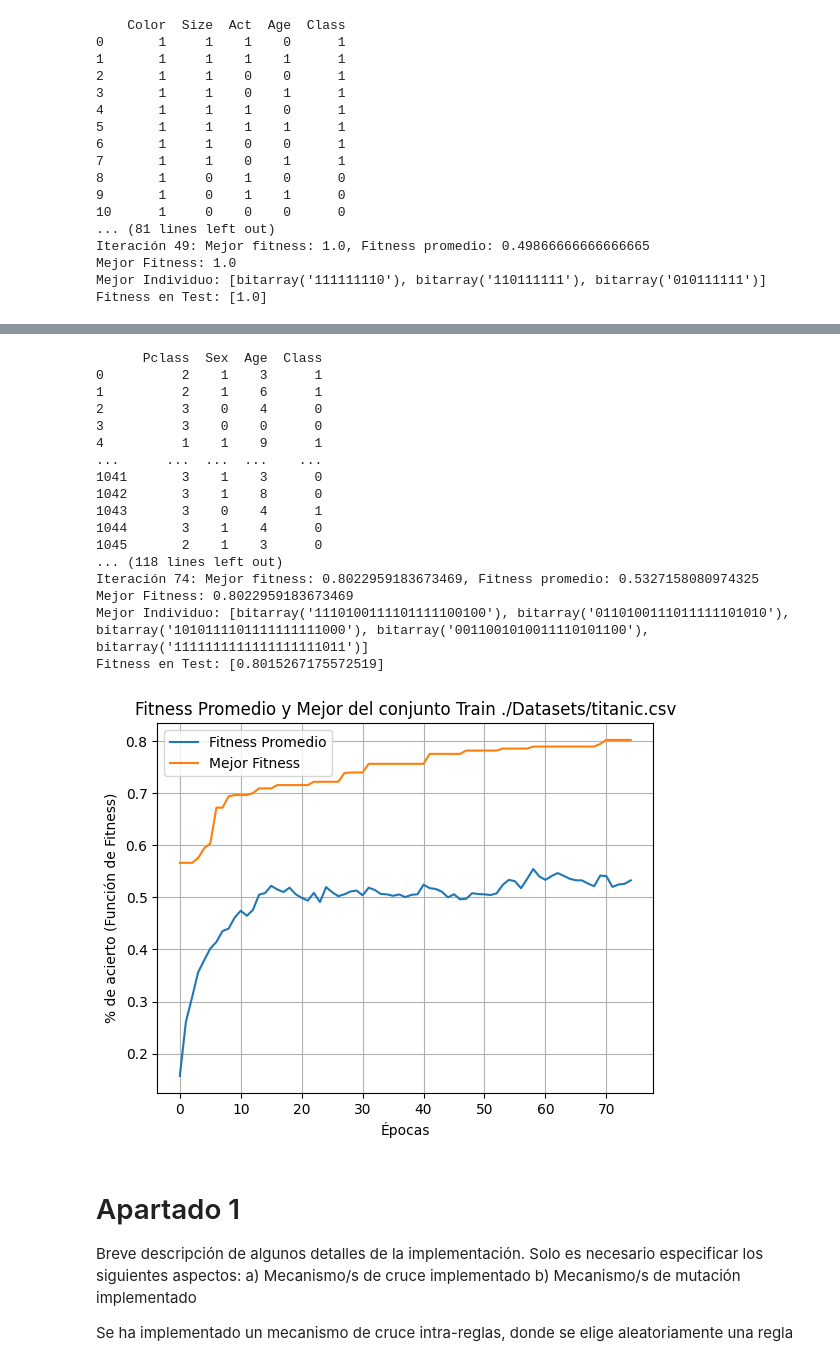
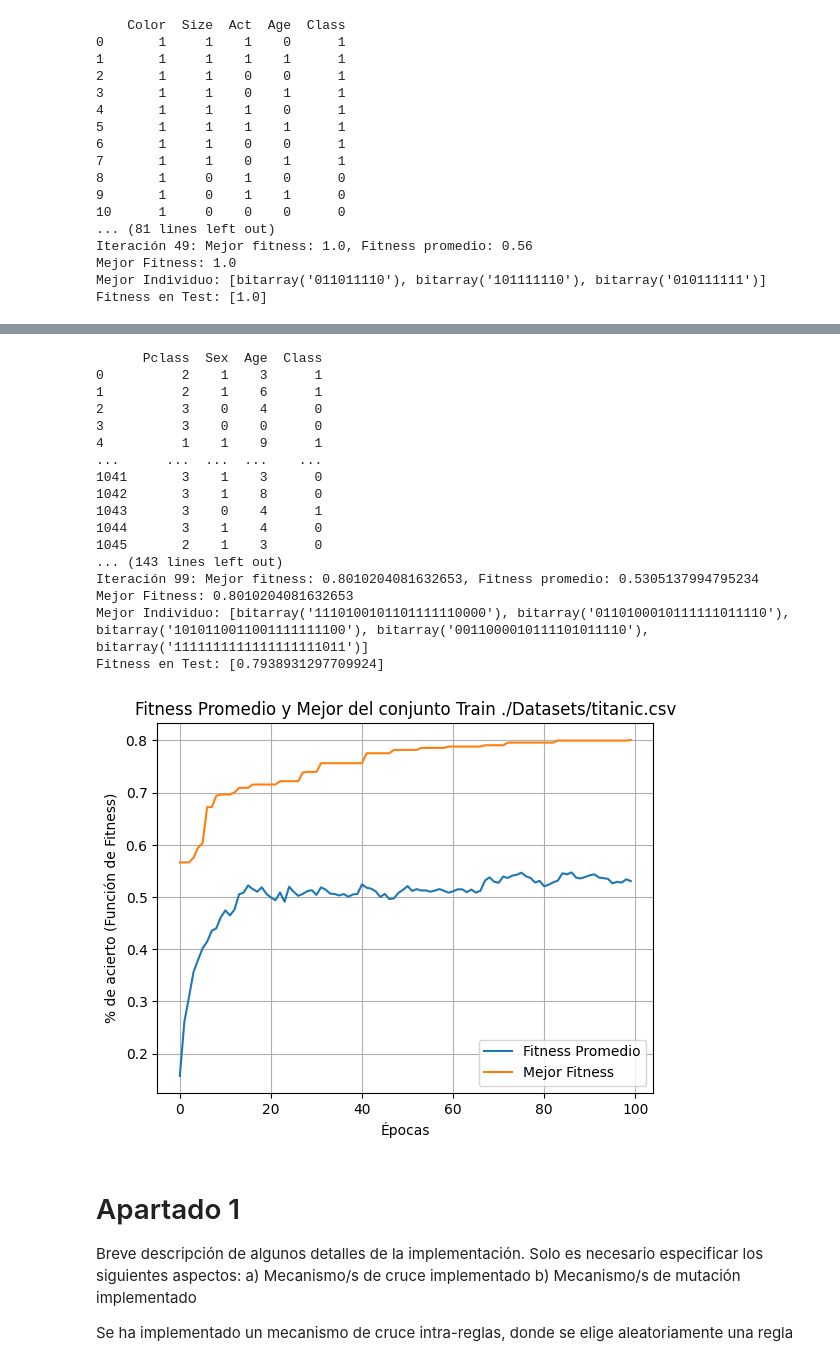
Before and after one commit to santacg/IngenieriaInformaticaUAM, a Jupyter notebook: P3.ipynb, the cells around one changed output, grey strips where cells are left out. Cells and saved outputs as stored; diff of their text form; code cells hidden in the pictures.

```diff
--- a/P3.ipynb
+++ b/P3.ipynb
@@ -18,14 +18,14 @@ for dataset_name in datasets:
         max_reglas = 3
     else:
         poblacion = 100
-        epochs = 75
+        epochs = 100
         max_reglas = 5
 
     datos = Datos(dataset_name)
 
     cols = datos.datos.columns
     atributos_unicos = []
-    print(datos.datos)
+    print(f"Dataset: \n{datos.datos}")
 
     for col in cols:
         if col == 'Class':
@@ -33,9 +33,7 @@ for dataset_name in datasets:
         atributos_unicos.append(len(np.unique(datos.datos[col])))
 
     datos.datos = codificacion_one_hot(datos.datos)
-    print(f"One hot codificado: \n{datos.datos}")
-    nom_atributos = datos.nominalAtributos
-    dic = datos.diccionarios
+    print(f"Dataset One hot codificado: \n{datos.datos}")
 
     seed = 42
 
@@ -49,8 +47,8 @@ for dataset_name in datasets:
     datosTest = datos.extraeDatos(indices_test)
 
     clf = ClasificadorAlgoritmoGenetico(poblacion_size=poblacion, max_reglas=max_reglas, epochs=epochs, pmut=0.02, elitismo=0.02, atributos_unicos=atributos_unicos, seed=seed)
-    fitness_medio_list, mejor_fitness_list = clf.entrenamiento(datosTrain, nom_atributos, dic)
-    fitness_test = clf.clasifica(datosTest, nom_atributos, dic)
+    fitness_medio_list, mejor_fitness_list = clf.entrenamiento(datosTrain)
+    fitness_test = clf.clasifica(datosTest)
 
     plt.plot(range(epochs), fitness_medio_list, label="Fitness Promedio")
     plt.plot(range(epochs), mejor_fitness_list, label="Mejor Fitness")
@@ -74,7 +72,7 @@ for dataset_name in datasets:
 9       1     0    1    1      0
 10      1     0    0    0      0
 ... (81 lines left out)
-Iteración 49: Mejor fitness: 1.0, Fitness promedio: 0.49866666666666665
+Iteración 49: Mejor fitness: 1.0, Fitness promedio: 0.56
 Mejor Fitness: 1.0
-Mejor Individuo: [bitarray('111111110'), bitarray('110111111'), bitarray('010111111')]
+Mejor Individuo: [bitarray('011011110'), bitarray('101111110'), bitarray('010111111')]
 Fitness en Test: [1.0]
@@ -82,21 +80,21 @@ Fitness en Test: [1.0]
       Pclass  Sex  Age  Class
 0          2    1    3      1
 1          2    1    6      1
 2          3    0    4      0
 3          3    0    0      0
 4          1    1    9      1
 ...      ...  ...  ...    ...
 1041       3    1    3      0
 1042       3    1    8      0
 1043       3    0    4      1
 1044       3    1    4      0
 1045       2    1    3      0
-... (118 lines left out)
-Iteración 74: Mejor fitness: 0.8022959183673469, Fitness promedio: 0.5327158080974325
-Mejor Fitness: 0.8022959183673469
-Mejor Individuo: [bitarray('1110100111101111100100'), bitarray('0110100111011111101010'), bitarray('1010111101111111111000'), bitarray('0011001010011110101100'), bitarray('1111111111111111111011')]
-Fitness en Test: [0.8015267175572519]
+... (143 lines left out)
+Iteración 99: Mejor fitness: 0.8010204081632653, Fitness promedio: 0.5305137994795234
+Mejor Fitness: 0.8010204081632653
+Mejor Individuo: [bitarray('1110100101101111110000'), bitarray('0110100010111111011110'), bitarray('1010110011001111111100'), bitarray('0011000010111101011110'), bitarray('1111111111111111111011')]
+Fitness en Test: [0.7938931297709924]
-[figure, old version]
+[figure, new version]
 # %% [markdown]
 # Apartado 1
 
```
Also changed, not shown: parts of 4 cells of this notebook, 1 other file.
